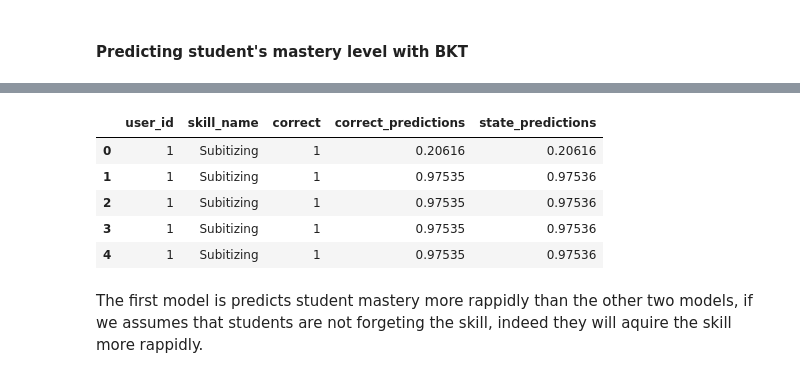
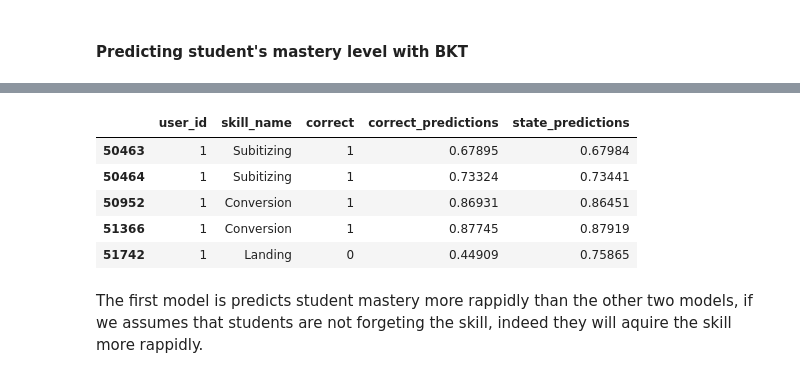
Before and after one commit to ewaMiazga/mlbdProject-2023, a Jupyter notebook: project/milestone-04/m4_calcularis_calcularis_crusaders.ipynb, the cells around one changed output, grey strips where cells are left out. Saved outputs shown, nothing was run; the diff lists cells and outputs as text; code cells hidden in the pictures.

```diff
--- a/project/milestone-04/m4_calcularis_calcularis_crusaders.ipynb
+++ b/project/milestone-04/m4_calcularis_calcularis_crusaders.ipynb
@@ -392,13 +406,14 @@ bkt_1_preds[['user_id', 'skill_name', 'correct', 'correct_predictions', 'state_p
 # %%
-bkt_3_preds = bkt_3.predict(data=df_simple)
+# Predicting mastery level for all users for the third model
+bkt_3_preds = bkt_3.predict(data=df_test)
 bkt_3_preds[['user_id', 'skill_name', 'correct', 'correct_predictions', 'state_predictions']].head()
 # %% [output]
 |  | user_id | skill_name | correct | correct_predictions | state_predictions |
-| 0 | 1 | Subitizing | 1 | 0.20616 | 0.20616 |
-| 1 | 1 | Subitizing | 1 | 0.97535 | 0.97536 |
-| 2 | 1 | Subitizing | 1 | 0.97535 | 0.97536 |
-| 3 | 1 | Subitizing | 1 | 0.97535 | 0.97536 |
-| 4 | 1 | Subitizing | 1 | 0.97535 | 0.97536 |
+| 50463 | 1 | Subitizing | 1 | 0.67895 | 0.67984 |
+| 50464 | 1 | Subitizing | 1 | 0.73324 | 0.73441 |
+| 50952 | 1 | Conversion | 1 | 0.86931 | 0.86451 |
+| 51366 | 1 | Conversion | 1 | 0.87745 | 0.87919 |
+| 51742 | 1 | Landing | 0 | 0.44909 | 0.75865 |
 # %% [markdown]
 The first model is predicts student mastery more rappidly than the other two models, if we assumes that students are not forgeting the skill, indeed they will aquire the skill more rappidly.
 # %% [markdown]
```
Also changed, not shown: parts of 21 cells of this notebook.
